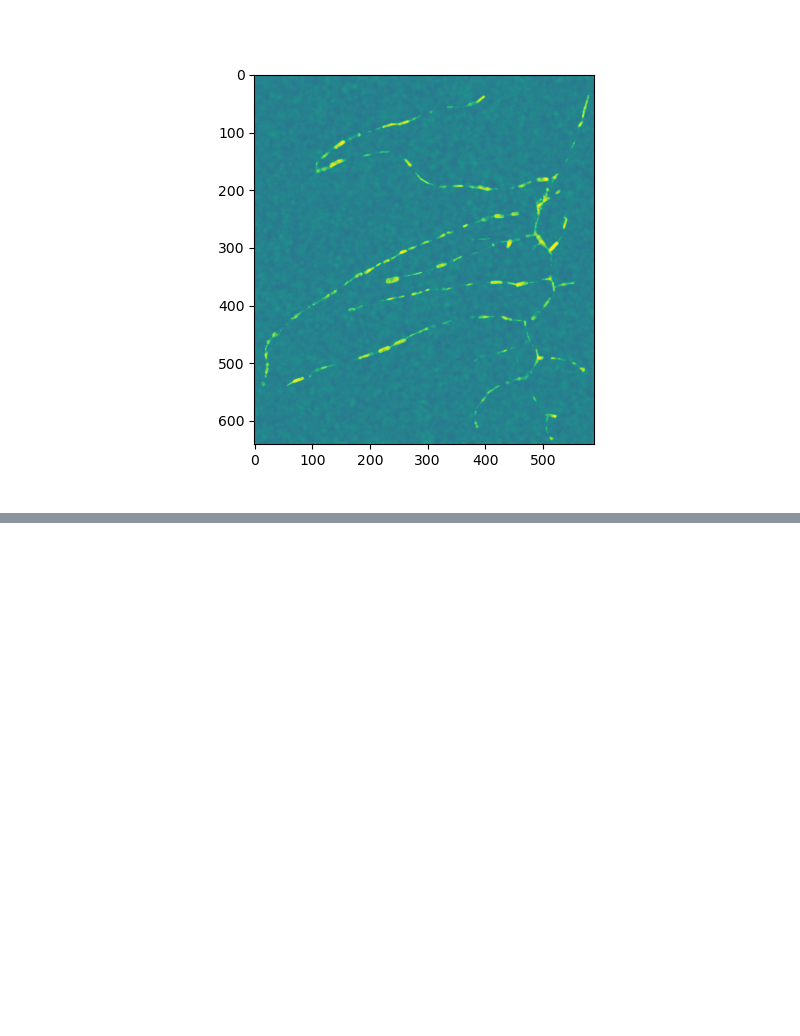
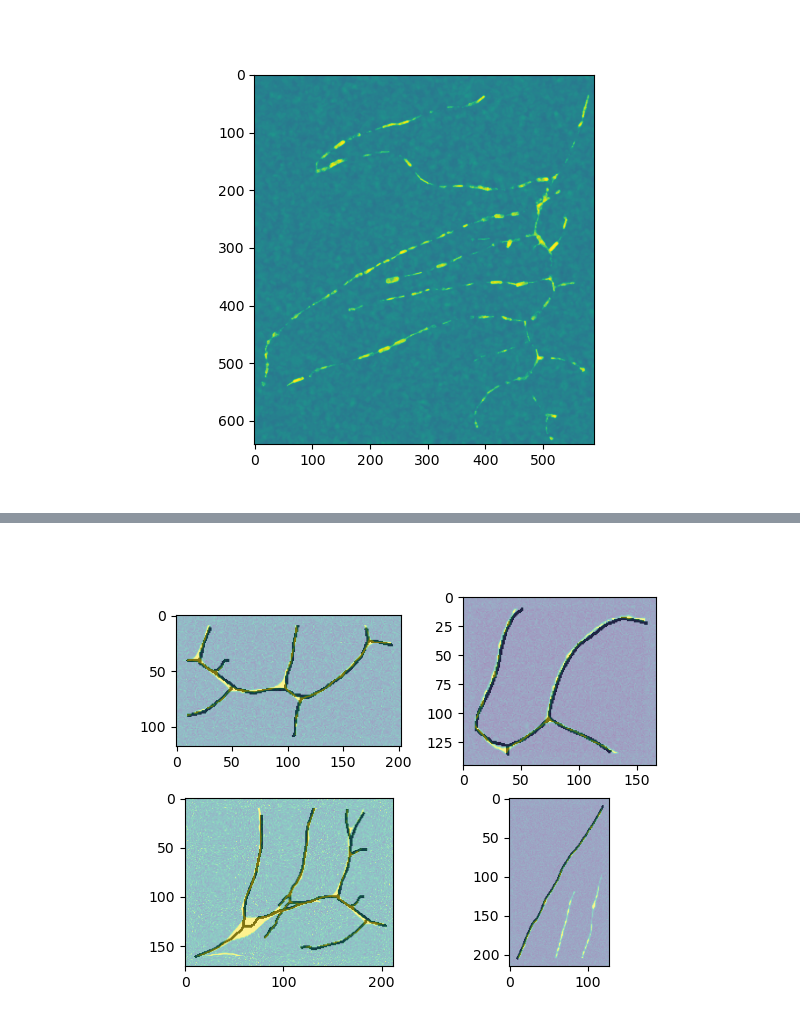
Before and after one commit to BrysonGray/neurotrack, a Jupyter notebook: notebooks/test_generate_data.ipynb, the cells around one changed output, grey strips where cells are left out. Saved outputs shown, nothing was run; the diff lists cells and outputs as text; code cells hidden in the pictures; blank space fills up the shorter version.

```diff
--- a/notebooks/test_generate_data.ipynb
+++ b/notebooks/test_generate_data.ipynb
@@ -288,0 +427,2 @@ plt.show()
+# %%
+renderer = draw.NeuronRenderer(rng=np.random.default_rng(0))
@@ -288,0 +472,13 @@ plt.show()
+# %%
+# plot subimages with skeletons
+fig, axes = plt.subplots(2, int(np.ceil(len(sub_images)/2)))
+i = 0
+for sub_img, mask in zip(sub_images, masks):
+    if 'float' not in str(sub_img.dtype):
+        sub_img = sub_img / 255.0
+    ax = axes.flatten()[i]
+    ax.imshow(sub_img.amax(axis=0), vmin=0, vmax=1)
+    ax.imshow(mask.data[0].amax(axis=0), alpha=0.5, cmap='Greys', vmin=0, vmax=1)
+    i += 1
+# %% [output]
+[figure, added]
```
Also changed, not shown: parts of 9 cells of this notebook, 10 other files.
